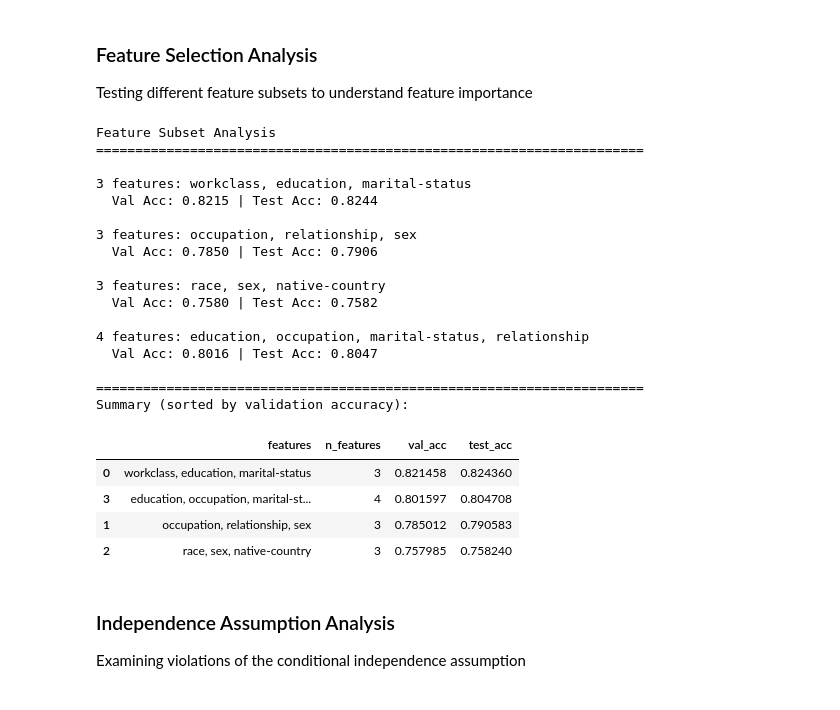
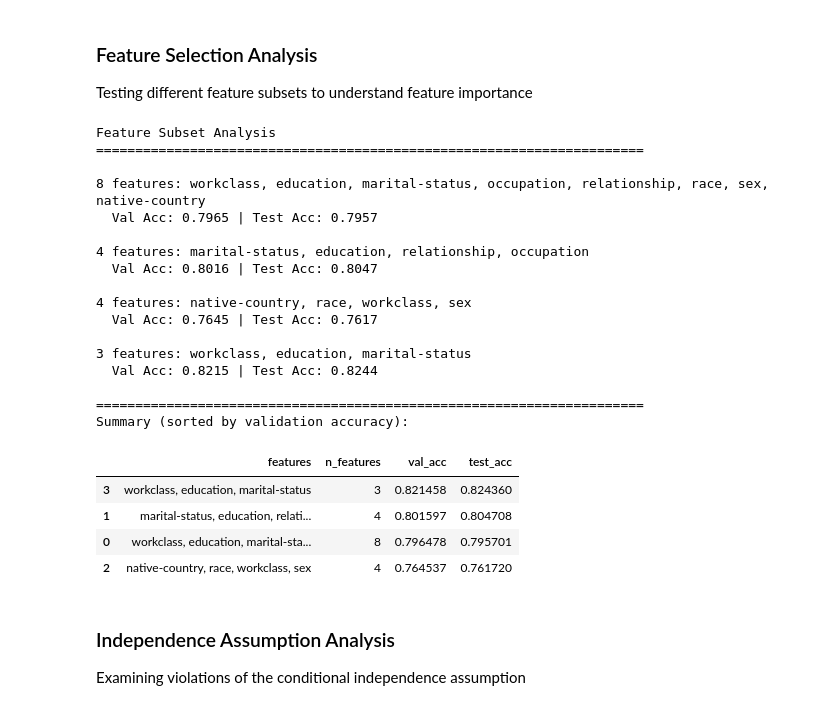
Before and after one commit to MOhamedMoeen/Assignment-3-Probabilistic-models-and-decision-trees-, a Jupyter notebook: Naive Bayes.ipynb, the cells around one changed output. Drawn from its saved outputs; the diff is of its cells as text; code cells hidden in the pictures.

```diff
--- a/Naive Bayes.ipynb
+++ b/Naive Bayes.ipynb
@@ -142,18 +180,3 @@ Class Proportions:
 Train - Class 0: 75.9%, Class 1: 24.1%
 Val   - Class 0: 75.9%, Class 1: 24.1%
 Test  - Class 0: 75.9%, Class 1: 24.1%
-# %%
-# Analyze feature-target relationships
-print("Feature-Target Relationship Analysis")
-print("="*70)
-
-feature_target_tables = {}
-for idx, col in enumerate(categorical_features):
-    df_temp = pd.DataFrame({col: X[:, idx], "income": y})
-    ct = pd.crosstab(df_temp[col], df_temp["income"], normalize="index")
-    feature_target_tables[col] = ct
-
-# Display sample relationship for first feature
-print(f"\nConditional probabilities for '{categorical_features[0]}':")
-print("(Shows P(income=0 or 1 | feature value))\n")
-feature_target_tables[categorical_features[0]].head(10)
@@ -310,10 +338,6 @@ from sklearn.metrics import accuracy_score
 
 # Train with different smoothing parameter α values
 alphas = [0.1, 0.5, 1.0, 2.0, 5.0]
-
-print("Testing different smoothing parameters (α)")
-print("="*46)
-
 results = []
 for alpha in alphas:
     # Train model with current alpha
@@ -322,13 +346,13 @@ for alpha in alphas:
 
     # Evaluate on validation and test sets
     y_val_pred = nb.predict(X_val)
-    y_test_pred = nb.predict(X_test)
+    y_train_pred = nb.predict(X_train)
 
     acc_val = accuracy_score(y_val, y_val_pred)
-    acc_test = accuracy_score(y_test, y_test_pred)
+    acc_train = accuracy_score(y_train, y_train_pred)
 
-    results.append({"alpha": alpha, "val_acc": acc_val, "test_acc": acc_test})
-    print(f"α = {alpha:5.1f} | Val Acc: {acc_val:.4f} | Test Acc: {acc_test:.4f}")
+    results.append({"alpha": alpha, "val_acc": acc_val, "train_acc": acc_train})
+    print(f"α = {alpha:5.1f} | Val Acc: {acc_val:.4f} | train Acc: {acc_train:.4f}")
 
 # Display results as DataFrame
 results_df = pd.DataFrame(results)
@@ -406,10 +416,10 @@ Testing different feature subsets to understand feature importance
 from sklearn.metrics import accuracy_score
 
 feature_subsets = [
-    ["workclass", "education", "marital-status"],
-    ["occupation", "relationship", "sex"],
-    ["race", "sex", "native-country"],
-    ["education", "occupation", "marital-status", "relationship"],
+    categorical_features,
+    ["marital-status", "education", "relationship","occupation"],
+    ["native-country","race","workclass","sex"],
+    ["workclass", "education", "marital-status"]
 ]
 
 print("Feature Subset Analysis")
@@ -439,46 +449,46 @@ for subset in feature_subsets:
     nb_s.fit(X_train_s, y_train_s)
 
     acc_val_s = accuracy_score(y_val_s, nb_s.predict(X_val_s))
     acc_test_s = accuracy_score(y_test_s, nb_s.predict(X_test_s))
 
     subset_results.append({
         "features": ", ".join(subset),
         "n_features": len(subset),
         "val_acc": acc_val_s,
         "test_acc": acc_test_s
     })
 
     print(f"\n{len(subset)} features: {', '.join(subset)}")
     print(f"  Val Acc: {acc_val_s:.4f} | Test Acc: {acc_test_s:.4f}")
 
 # results sorted by validation accuracy
 subset_df = pd.DataFrame(subset_results).sort_values("val_acc", ascending=False)
 print("\n" + "="*70)
 print("Summary (sorted by validation accuracy):")
 subset_df
 # %% [output]
 Feature Subset Analysis
 ======================================================================
+
+8 features: workclass, education, marital-status, occupation, relationship, race, sex, native-country
+  Val Acc: 0.7965 | Test Acc: 0.7957
+
+4 features: marital-status, education, relationship, occupation
+  Val Acc: 0.8016 | Test Acc: 0.8047
+
+4 features: native-country, race, workclass, sex
+  Val Acc: 0.7645 | Test Acc: 0.7617
 
 3 features: workclass, education, marital-status
   Val Acc: 0.8215 | Test Acc: 0.8244
 
-3 features: occupation, relationship, sex
-  Val Acc: 0.7850 | Test Acc: 0.7906
-
-3 features: race, sex, native-country
-  Val Acc: 0.7580 | Test Acc: 0.7582
-
-4 features: education, occupation, marital-status, relationship
-  Val Acc: 0.8016 | Test Acc: 0.8047
-
 ======================================================================
 Summary (sorted by validation accuracy):
 |  | features | n_features | val_acc | test_acc |
-| 0 | workclass, education, marital-status | 3 | 0.821458 | 0.824360 |
-| 3 | education, occupation, marital-st... | 4 | 0.801597 | 0.804708 |
-| 1 | occupation, relationship, sex | 3 | 0.785012 | 0.790583 |
-| 2 | race, sex, native-country | 3 | 0.757985 | 0.758240 |
+| 3 | workclass, education, marital-status | 3 | 0.821458 | 0.824360 |
+| 1 | marital-status, education, relati... | 4 | 0.801597 | 0.804708 |
+| 0 | workclass, education, marital-sta... | 8 | 0.796478 | 0.795701 |
+| 2 | native-country, race, workclass, sex | 4 | 0.764537 | 0.761720 |
 # %% [markdown]
 ### Independence Assumption Analysis
 Examining violations of the conditional independence assumption
```
Also changed, not shown: parts of 21 cells of this notebook.
